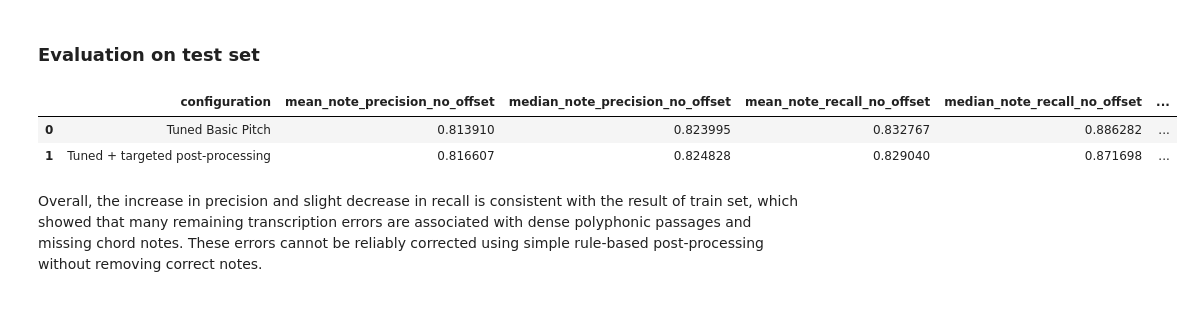
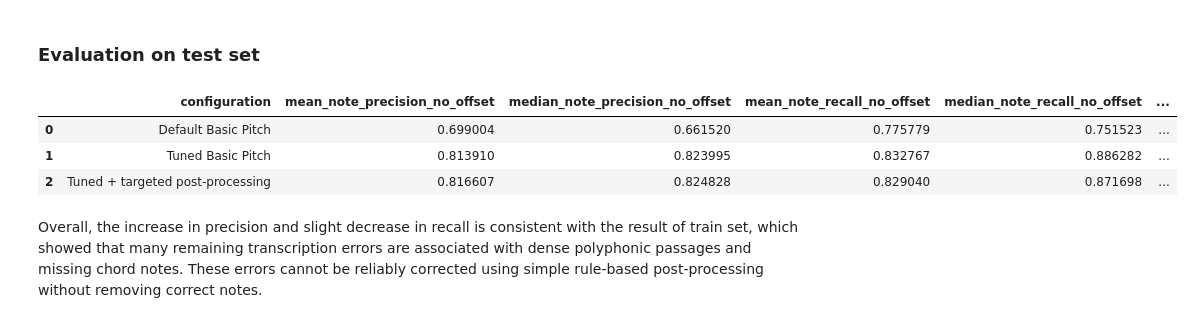
Before and after one commit to lambda-feedback/compareMusic, a Jupyter notebook: notebooks/Phase2_summary.ipynb, the cells around one changed output. Drawn from its saved outputs; the diff is of its cells as text; code cells hidden in the pictures.

Commit message:
update results on test set

```diff
--- a/notebooks/Phase2_summary.ipynb
+++ b/notebooks/Phase2_summary.ipynb
@@ -565,38 +564,45 @@ plot_transcription_piano_roll(
 ### Evaluation on test set
 # %%
 # Run this after the decoder configuration and post-processing rules are fixed.
+test_baseline_df = evaluate_on_pianovam(
+    "test", metadata_df,
+    AUDIO_DIR,
+    MIDI_DIR,
+    TSV_DIR,
+    RAW_PREDICTIONS_DIR,
+    basic_pitch_model,
+)
 
 test_tuned_df, test_tuned_predictions = evaluate_new_configuration_on_pianovam(
     TUNED_CONFIG,
     test_samples,
     AUDIO_DIR,
     MIDI_DIR,
     TSV_DIR,
     basic_pitch_model,
 )
 
 test_postprocessed_df, test_postprocessed_predictions = evaluate_postprocessing(
     postprocess_predictions,
     test_samples,
     AUDIO_DIR,
     MIDI_DIR,
     TSV_DIR,
     test_tuned_predictions,
 )
 
 test_comparison = pd.DataFrame([
+    comparison_row("Default Basic Pitch", test_baseline_df),
     comparison_row("Tuned Basic Pitch", test_tuned_df),
-    comparison_row(
-        "Tuned + targeted post-processing",
-        test_postprocessed_df,
-    ),
+    comparison_row("Tuned + targeted post-processing", test_postprocessed_df),
 ])
 
 test_comparison
 # %% [output]
 |  | configuration | mean_note_precision_no_offset | median_note_precision_no_offset | mean_note_recall_no_offset | median_note_recall_no_offset | ... |
-| 0 | Tuned Basic Pitch | 0.813910 | 0.823995 | 0.832767 | 0.886282 | ... |
-| 1 | Tuned + targeted post-processing | 0.816607 | 0.824828 | 0.829040 | 0.871698 | ... |
+| 0 | Default Basic Pitch | 0.699004 | 0.661520 | 0.775779 | 0.751523 | ... |
+| 1 | Tuned Basic Pitch | 0.813910 | 0.823995 | 0.832767 | 0.886282 | ... |
+| 2 | Tuned + targeted post-processing | 0.816607 | 0.824828 | 0.829040 | 0.871698 | ... |
 # %% [markdown]
 Overall, the increase in precision and slight decrease in recall is consistent with the result of train set, which showed that many remaining transcription errors are associated with dense polyphonic passages and missing chord notes. These errors cannot be reliably corrected using simple rule-based post-processing without removing correct notes.
 # %% [markdown]
```
Also changed, not shown: parts of 4 cells of this notebook.
